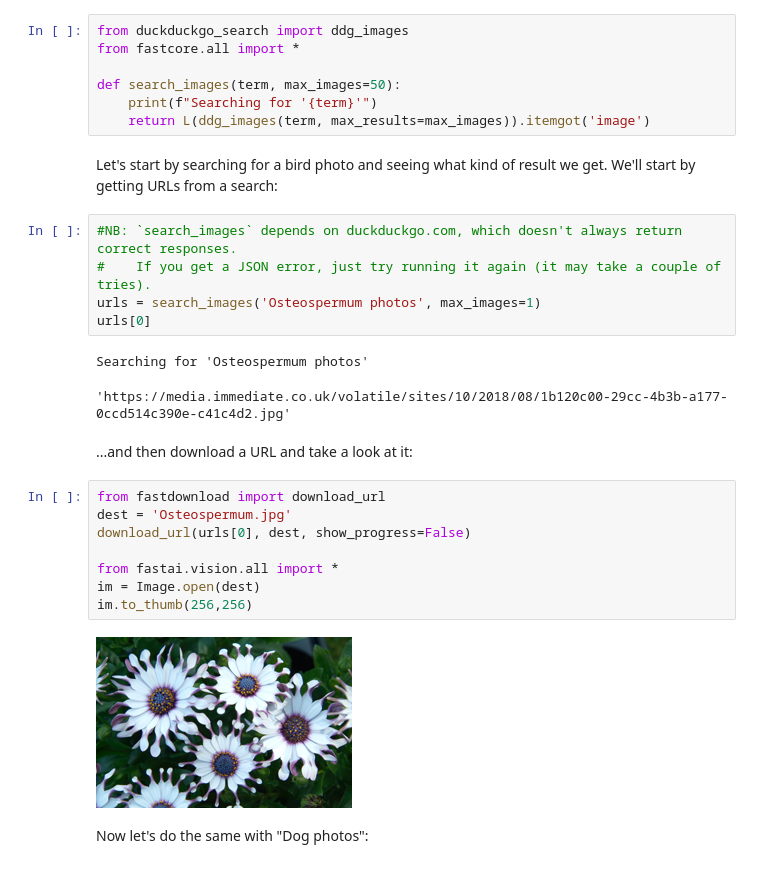
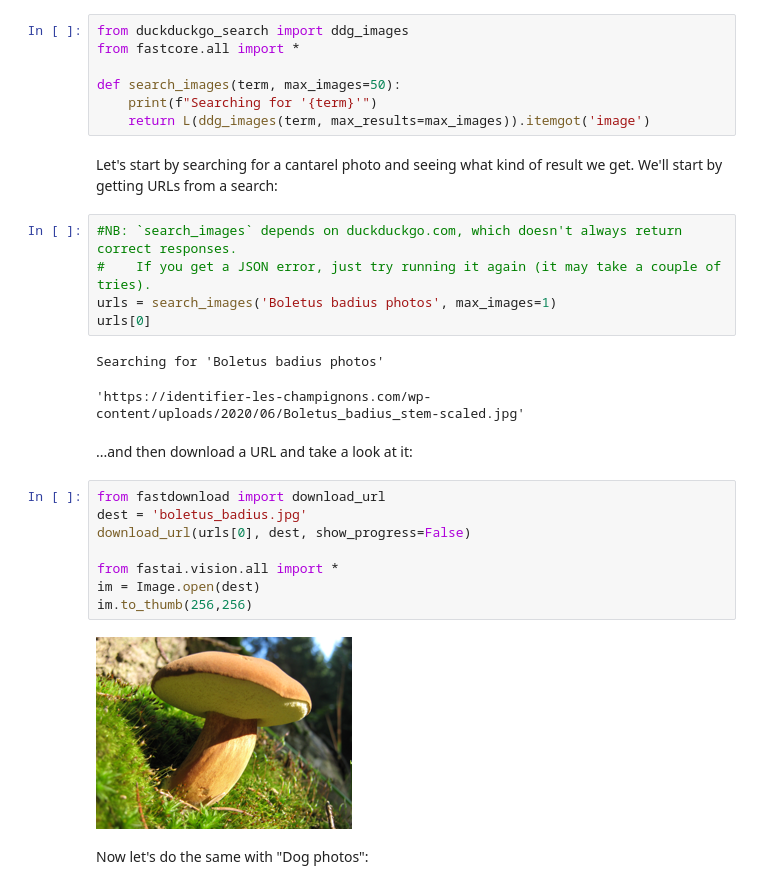
Before and after one commit to PeerChristensen/FlowerImageClassifier, a Jupyter notebook: src/basic_fastai_mushroom_classifier.ipynb, the cells around one changed output. Cells and saved outputs as stored; diff of their text form.

```diff
--- a/src/basic_fastai_mushroom_classifier.ipynb
+++ b/src/basic_fastai_mushroom_classifier.ipynb
@@ -64,27 +46,27 @@ def search_images(term, max_images=50):
     print(f"Searching for '{term}'")
     return L(ddg_images(term, max_results=max_images)).itemgot('image')
 # %% [markdown]
-Let's start by searching for a bird photo and seeing what kind of result we get. We'll start by getting URLs from a search:
+Let's start by searching for a cantarel photo and seeing what kind of result we get. We'll start by getting URLs from a search:
 # %%
 #NB: `search_images` depends on duckduckgo.com, which doesn't always return correct responses.
 #    If you get a JSON error, just try running it again (it may take a couple of tries).
-urls = search_images('Osteospermum photos', max_images=1)
+urls = search_images('Boletus badius photos', max_images=1)
 urls[0]
 # %% [output]
-Searching for 'Osteospermum photos'
+Searching for 'Boletus badius photos'
-'https://media.immediate.co.uk/volatile/sites/10/2018/08/1b120c00-29cc-4b3b-a177-0ccd514c390e-c41c4d2.jpg'
+'https://identifier-les-champignons.com/wp-content/uploads/2020/06/Boletus_badius_stem-scaled.jpg'
 # %% [markdown]
 ...and then download a URL and take a look at it:
 # %%
 from fastdownload import download_url
-dest = 'Osteospermum.jpg'
+dest = 'boletus_badius.jpg'
 download_url(urls[0], dest, show_progress=False)
 
 from fastai.vision.all import *
 im = Image.open(dest)
 im.to_thumb(256,256)
 # %% [output]
-[figure, old version]
+[figure, new version]
 # %% [markdown]
 Now let's do the same with "Dog photos":
 # %%
```
Also changed, not shown: parts of 26 cells of this notebook.
